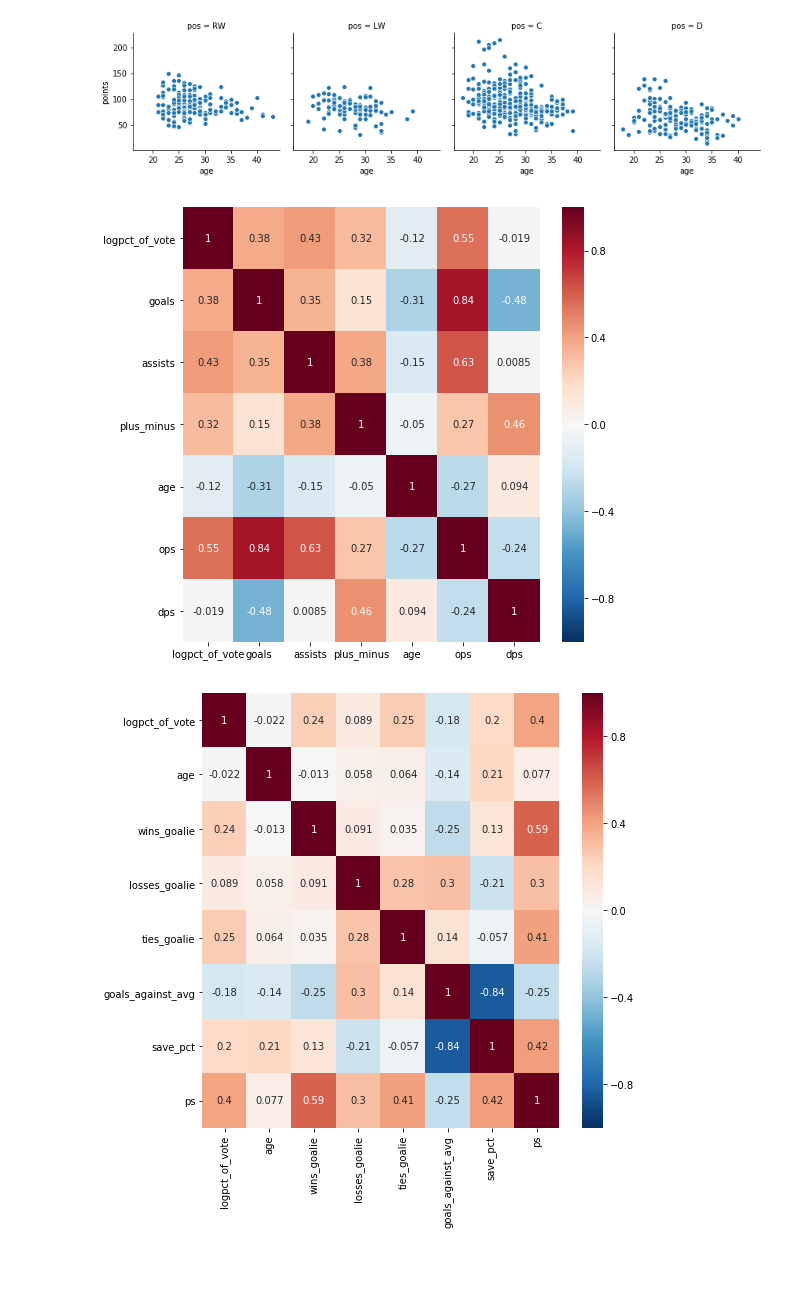
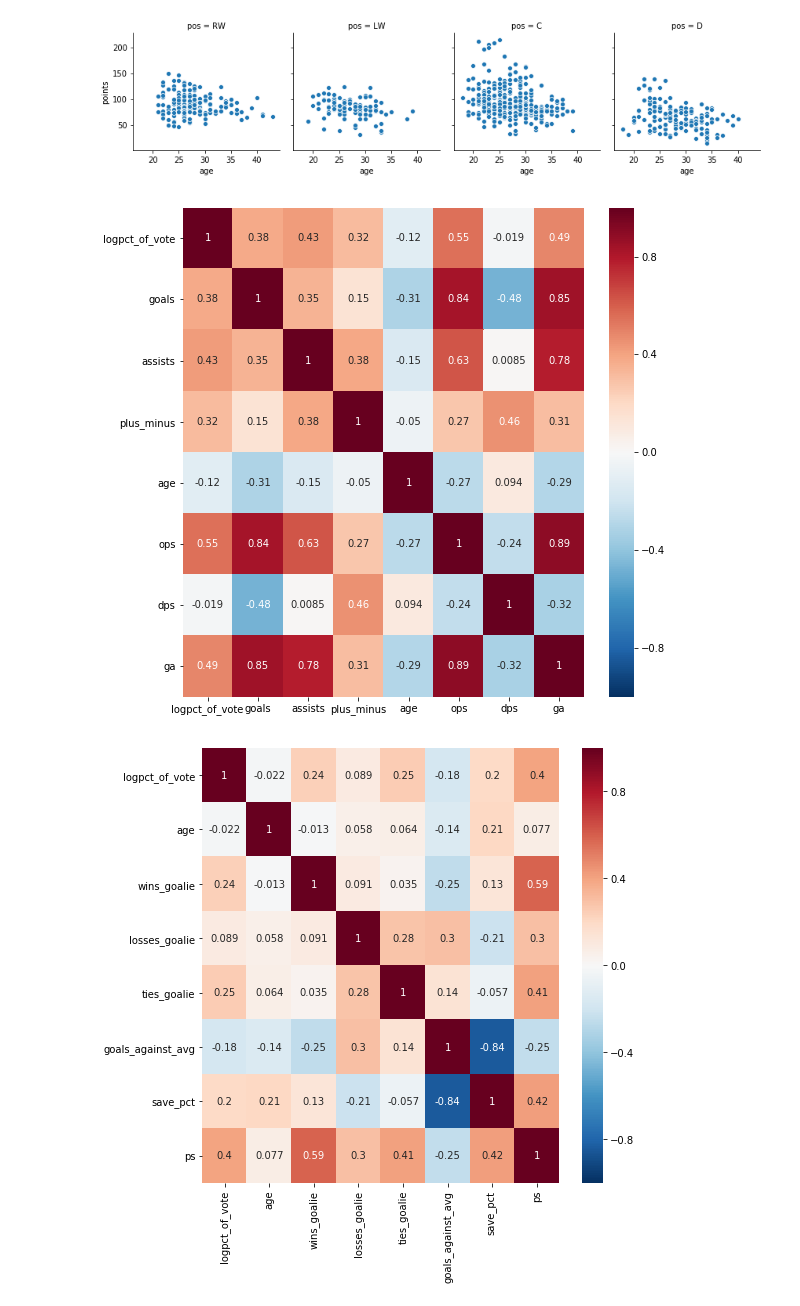
Before and after one commit to dbz10/NHL-Player-Awards, a Jupyter notebook: NHL MVP prediction.ipynb, the cells around one changed output. Saved outputs shown, nothing was run; the diff lists cells and outputs as text; code cells hidden in the pictures; blank space fills up the shorter version.

```diff
--- a/NHL MVP prediction.ipynb
+++ b/NHL MVP prediction.ipynb
@@ -157,14 +180,14 @@ g.map(sns.scatterplot, 'age','points')
 [figure]
 # %%
 fd = skaters
-features= ['logpct_of_vote','goals','assists','plus_minus','age','ops','dps','pos']
+features= ['logpct_of_vote','goals','assists','plus_minus','age','ops','dps','pos','ga']
 fd = fd[features]
 f = fd.corr()
 plt.figure(figsize=(len(features),len(features)))
 
 sns.heatmap(f,annot=True,cmap="RdBu_r",vmin=-1,vmax=1);
 # %% [output]
-[figure, old version]
+[figure, new version]
 # %%
 fd = goalies
 features= ['logpct_of_vote','age','wins_goalie','losses_goalie',
```
Also changed, not shown: parts of 43 cells of this notebook, 2 other files.
